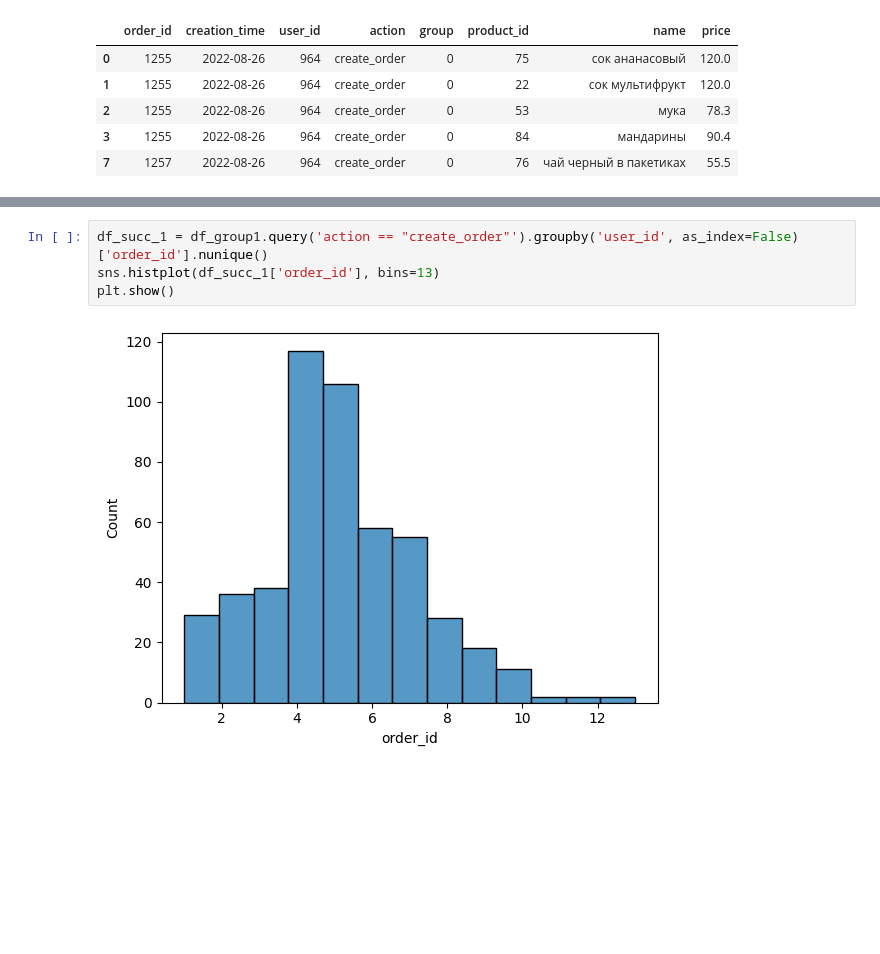
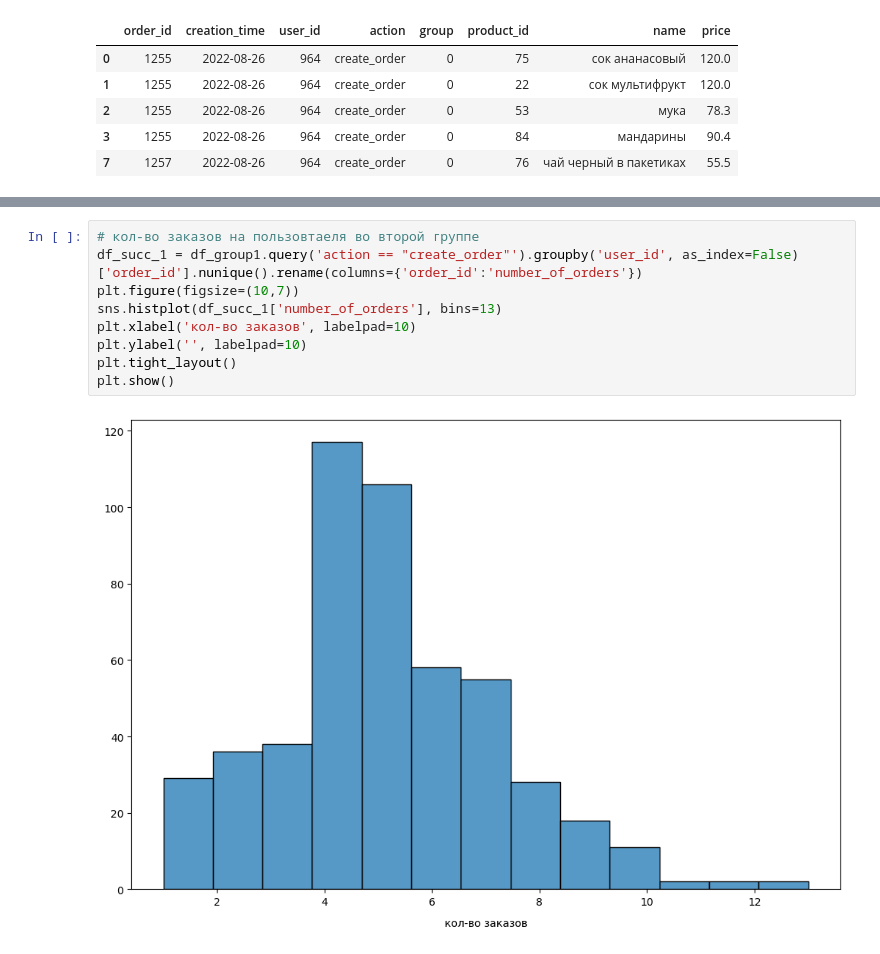
Before and after one commit to dremer03/data-projects, a Jupyter notebook: ab tests/delivery app/ab__delivery_app.ipynb, the cells around one changed output, grey strips where cells are left out. Drawn from its saved outputs; the diff is of its cells as text; blank space fills up the shorter version.

```diff
--- a/ab tests/delivery app/ab__delivery_app.ipynb
+++ b/ab tests/delivery app/ab__delivery_app.ipynb
@@ -222,6 +229,11 @@ plt.show()
 # %%
-df_succ_1 = df_group1.query('action == "create_order"').groupby('user_id', as_index=False)['order_id'].nunique()
-sns.histplot(df_succ_1['order_id'], bins=13)
+# кол-во заказов на пользовтаеля во второй группе
+df_succ_1 = df_group1.query('action == "create_order"').groupby('user_id', as_index=False)['order_id'].nunique().rename(columns={'order_id':'number_of_orders'})
+plt.figure(figsize=(10,7))
+sns.histplot(df_succ_1['number_of_orders'], bins=13)
+plt.xlabel('кол-во заказов', labelpad=10)
+plt.ylabel('', labelpad=10)
+plt.tight_layout()
 plt.show()
 # %% [output]
-[figure, old version]
+[figure, new version]
```
Also changed, not shown: parts of 15 cells of this notebook.
